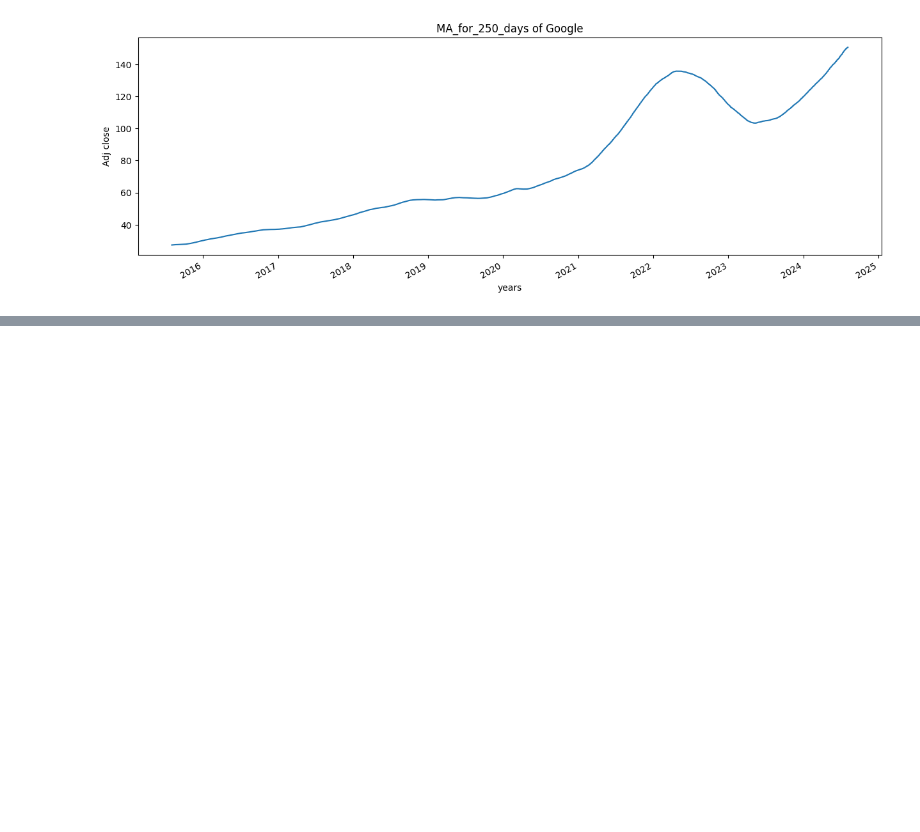
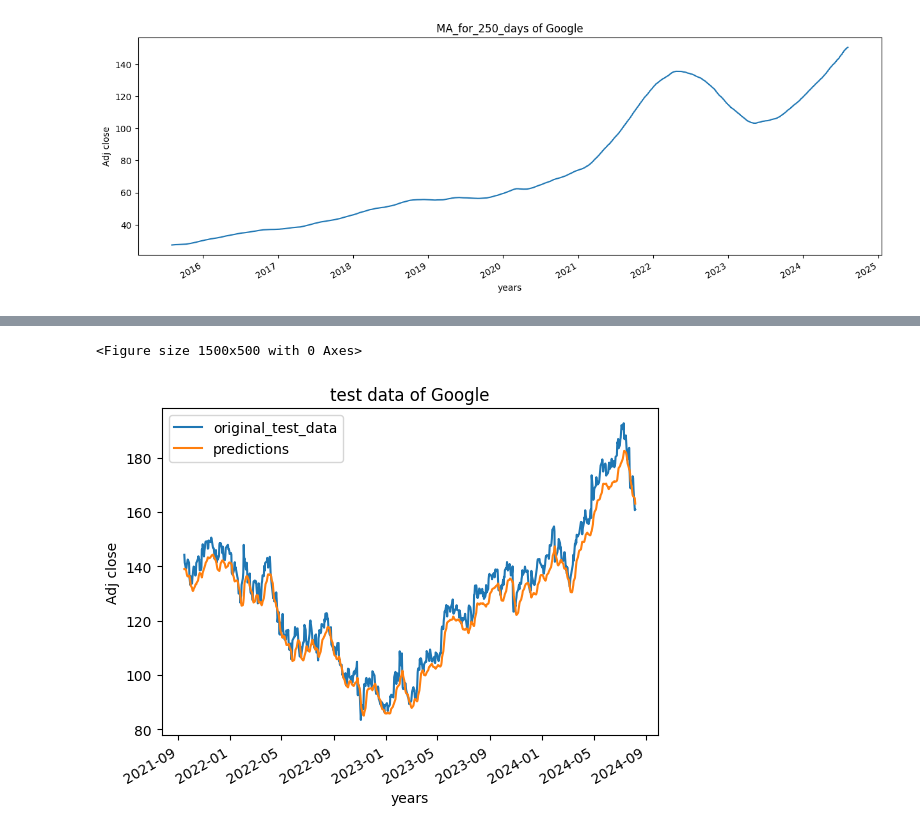
Before and after one commit to Roshan2059/stock-price-predictor-ML, a Jupyter notebook: stock-price.ipynb, the cells around one changed output, grey strips where cells are left out. Cells and saved outputs as stored; diff of their text form; code cells hidden in the pictures; blank space fills up the shorter version.

Commit message:
created the model

```diff
--- a/stock-price.ipynb
+++ b/stock-price.ipynb
@@ -181,0 +333,2 @@ plot_graph((15,5), google_data[['Adj Close', 'MA_for_250_days']], 'MA_for_250_da
+# %%
+predictions = model.predict(x_test)
@@ -181,0 +357,3 @@ plot_graph((15,5), google_data[['Adj Close', 'MA_for_250_days']], 'MA_for_250_da
+# %%
+inv_predictions = scaler.inverse_transform(predictions)
+inv_predictions
@@ -181,0 +378,3 @@ plot_graph((15,5), google_data[['Adj Close', 'MA_for_250_days']], 'MA_for_250_da
+# %%
+inv_y_test = scaler.inverse_transform(y_test)
+inv_y_test
@@ -181,0 +404,9 @@ plot_graph((15,5), google_data[['Adj Close', 'MA_for_250_days']], 'MA_for_250_da
+# %%
+plotting_data = pd.DataFrame(
+    {
+        'original_test_data': inv_y_test.reshape(-1),
+        'predictions': inv_predictions.reshape(-1)
+    },
+    index = google_data.index[splitting_len+100:]
+)
+plotting_data.head()
@@ -181,0 +421,5 @@ plot_graph((15,5), google_data[['Adj Close', 'MA_for_250_days']], 'MA_for_250_da
+# %%
+plot_graph((15,5), plotting_data, 'test data')
+# %% [output]
+<Figure size 1500x500 with 0 Axes>
+[figure, added]
```
Also changed, not shown: parts of 35 cells of this notebook, 1 other file.
